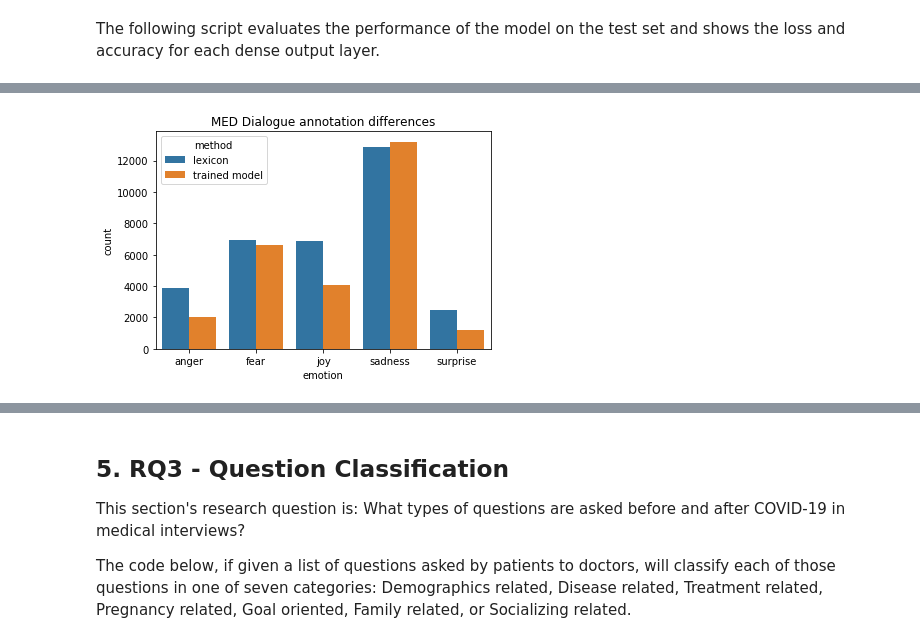
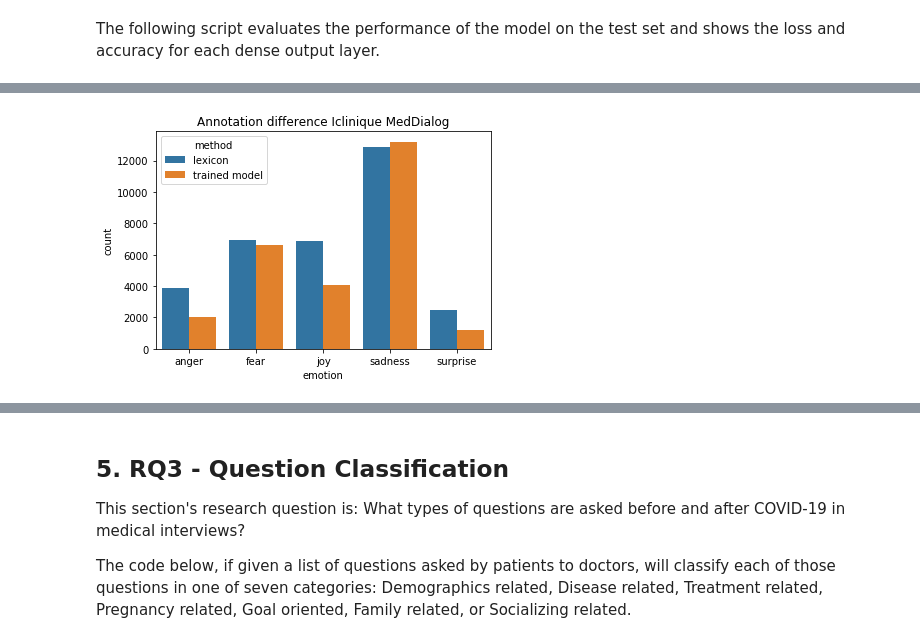
Before and after one commit to dilaratank/LSDP2021-Group2, a Jupyter notebook: LSDP-group2.ipynb, the cells around one changed output, grey strips where cells are left out. Drawn from its saved outputs; the diff is of its cells as text; code cells hidden in the pictures.

```diff
--- a/LSDP-group2.ipynb
+++ b/LSDP-group2.ipynb
@@ -756,5 +764,5 @@ Wall time: 33.3 s
 # %%
-RQ2.compare_annotation(MED_lexicon, MED_model, 'MED Dialogue annotation differences')
+RQ2.compare_annotation(MED_lexicon, MED_model, 'Annotation difference Iclinique MedDialog')
 # %% [output]
-[figure, old version]
+[figure, new version]
 # %%
```
Also changed, not shown: parts of 32 cells of this notebook, 1 other file.
